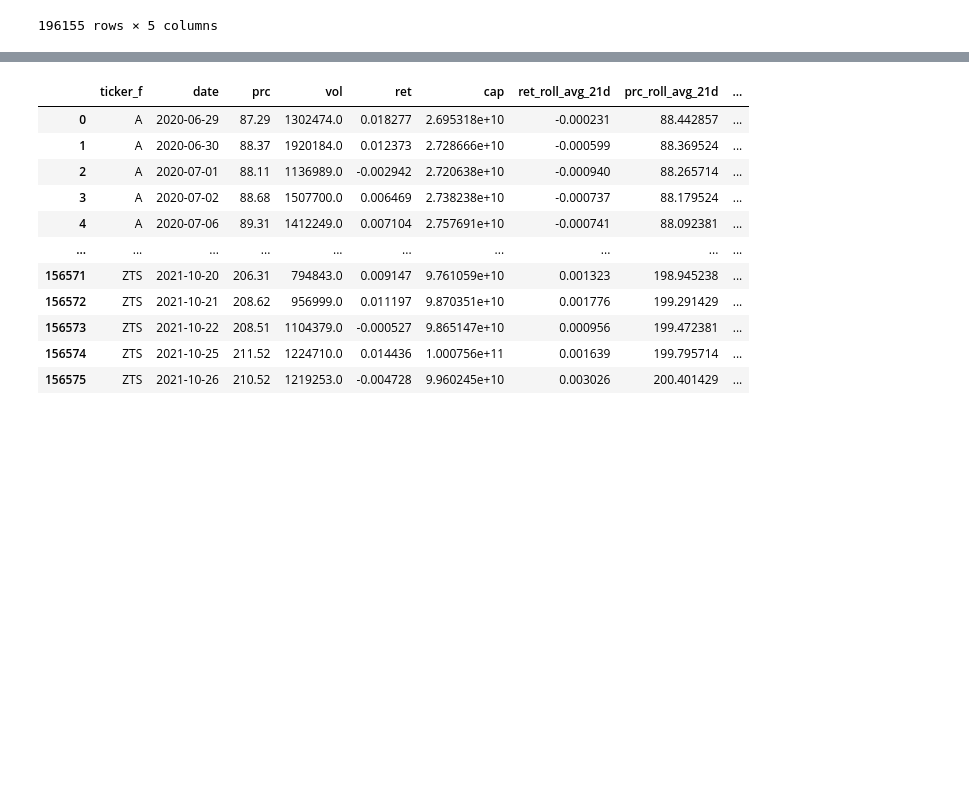
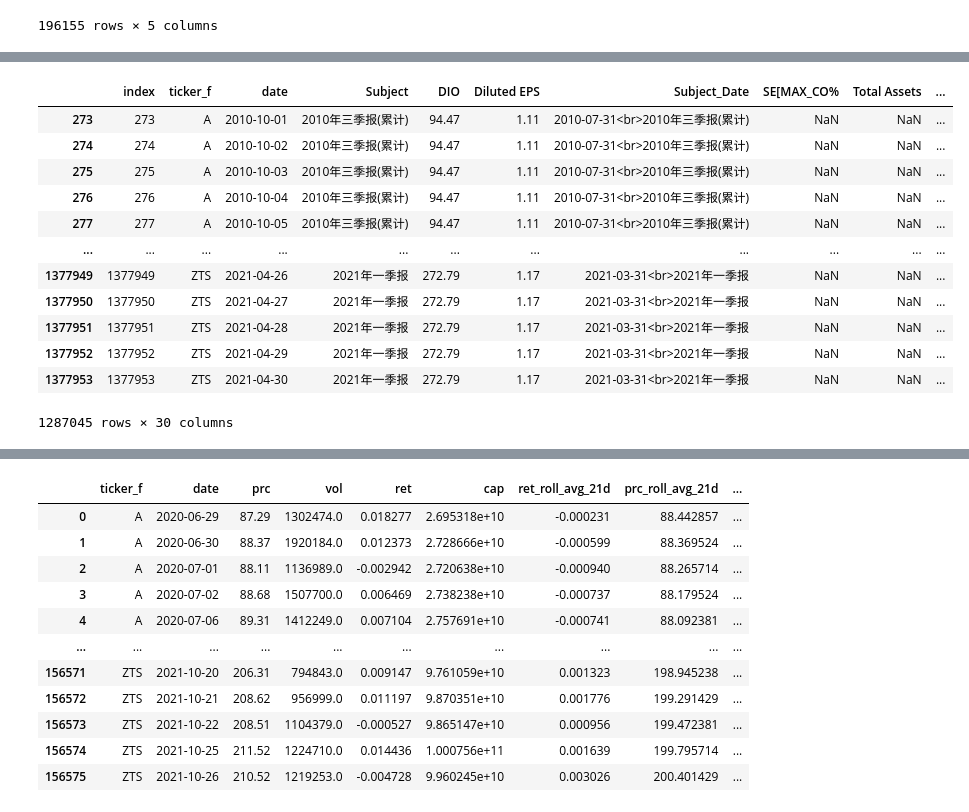
Before and after one commit to sitdownkevin/stocktwits, a Jupyter notebook: data_process_I.ipynb, the cells around one changed output, grey strips where cells are left out. Saved outputs shown, nothing was run; the diff lists cells and outputs as text; code cells hidden in the pictures; blank space fills up the shorter version.

```diff
--- a/data_process_I.ipynb
+++ b/data_process_I.ipynb
@@ -9,7 +9,7 @@ assert os.getenv('DATA_DIR')
 
 data_dir = os.environ['DATA_DIR']
 # %%
-target_ticker_f = pd.read_csv('./log/test.csv').ticker_f.unique().tolist()
+target_ticker_f = pd.read_csv('./log/human.csv').ticker_f.unique().tolist()
 
 print(len(target_ticker_f))
 # %% [output]
@@ -167,0 +170,48 @@ df_fr.set_index(['ticker_f', 'year', 'month'])
+# %%
+import numpy as np
+
+a = target_ticker_f
+b = pd.date_range(start='2010-01-01', end='2021-04-30', freq='D')
+
+full = pd.DataFrame(
+    {
+        'ticker_f': np.repeat(a, len(b)),
+        'date': np.tile(b, len(a))
+    }
+)
+
+
+_ = full.merge(
+    df_fr,
+    on=['ticker_f', 'date'],
+    how='left'
+)
+
+
+fix_zero = []
+for firm, group in _.groupby('ticker_f'):
+    # print(group.ffill())
+    fix_zero.append(
+        group.ffill().bfill().reset_index()
+    )
+
+# 将fix_zero中的数据重新合并为一个df
+df_combined = pd.concat(fix_zero, ignore_index=True)
+
+df_combined = df_combined[df_combined.date.isin(pd.date_range(start='2010-10-01', end='2021-04-30', freq='D'))]
+
+df_combined
+# %% [output]
+|  | index | ticker_f | date | Subject | DIO | Diluted EPS | Subject_Date | SE[MAX_CO% | Total Assets | ... |
+| 273 | 273 | A | 2010-10-01 | 2010年三季报(累计) | 94.47 | 1.11 | 2010-07-31<br>2010年三季报(累计) | NaN | NaN | ... |
+| 274 | 274 | A | 2010-10-02 | 2010年三季报(累计) | 94.47 | 1.11 | 2010-07-31<br>2010年三季报(累计) | NaN | NaN | ... |
+| 275 | 275 | A | 2010-10-03 | 2010年三季报(累计) | 94.47 | 1.11 | 2010-07-31<br>2010年三季报(累计) | NaN | NaN | ... |
+| 276 | 276 | A | 2010-10-04 | 2010年三季报(累计) | 94.47 | 1.11 | 2010-07-31<br>2010年三季报(累计) | NaN | NaN | ... |
+| 277 | 277 | A | 2010-10-05 | 2010年三季报(累计) | 94.47 | 1.11 | 2010-07-31<br>2010年三季报(累计) | NaN | NaN | ... |
+| ... | ... | ... | ... | ... | ... | ... | ... | ... | ... | ... |
+| 1377949 | 1377949 | ZTS | 2021-04-26 | 2021年一季报 | 272.79 | 1.17 | 2021-03-31<br>2021年一季报 | NaN | NaN | ... |
+| 1377950 | 1377950 | ZTS | 2021-04-27 | 2021年一季报 | 272.79 | 1.17 | 2021-03-31<br>2021年一季报 | NaN | NaN | ... |
+| 1377951 | 1377951 | ZTS | 2021-04-28 | 2021年一季报 | 272.79 | 1.17 | 2021-03-31<br>2021年一季报 | NaN | NaN | ... |
+| 1377952 | 1377952 | ZTS | 2021-04-29 | 2021年一季报 | 272.79 | 1.17 | 2021-03-31<br>2021年一季报 | NaN | NaN | ... |
+| 1377953 | 1377953 | ZTS | 2021-04-30 | 2021年一季报 | 272.79 | 1.17 | 2021-03-31<br>2021年一季报 | NaN | NaN | ... |
+1287045 rows × 30 columns
```
Also changed, not shown: parts of 2 cells of this notebook, 1 other file.
